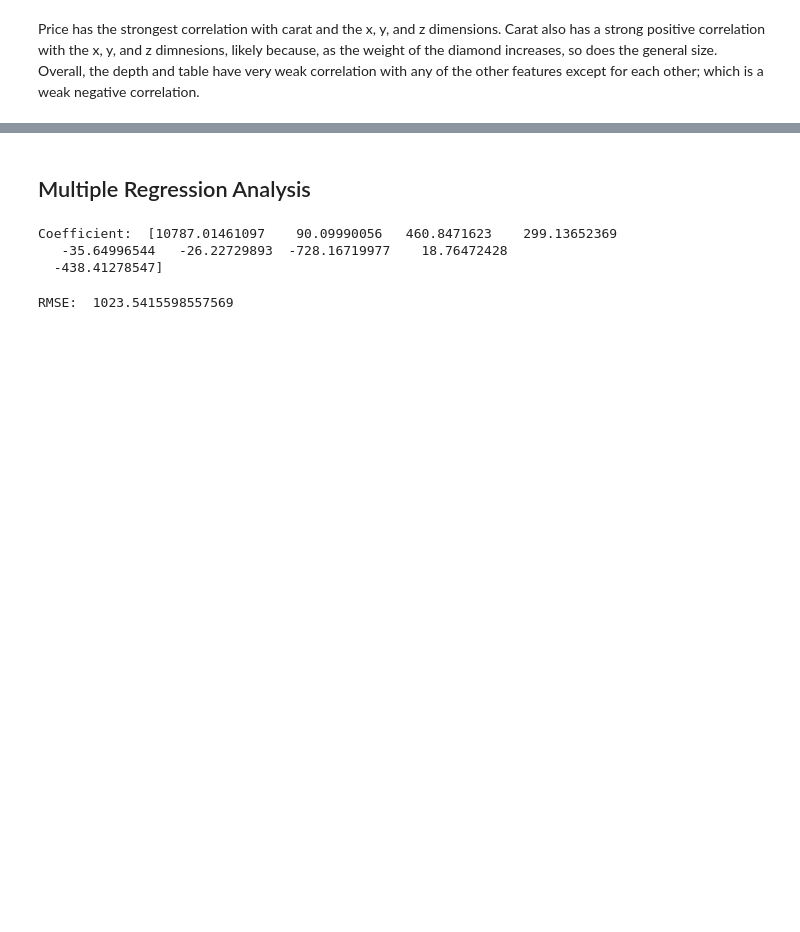
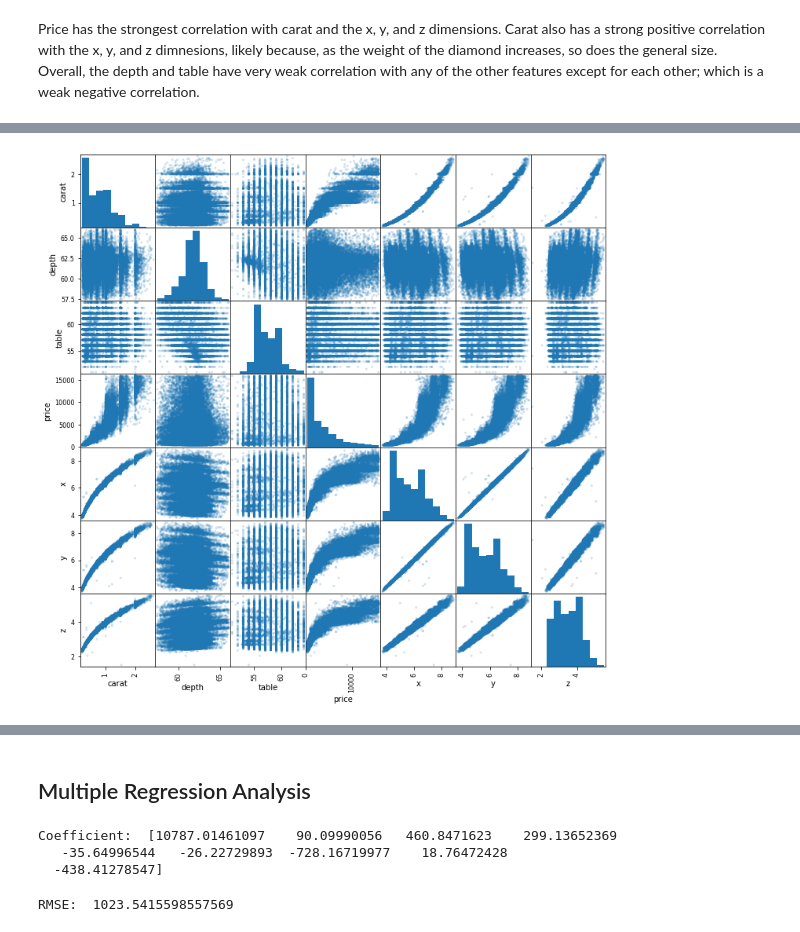
Before and after one commit to Jbglet29/AIT580_T7_Final_Project, a Jupyter notebook: AIT580_T7_GCT_Final_Project.ipynb, the cells around one changed output, grey strips where cells are left out. Saved outputs shown, nothing was run; the diff lists cells and outputs as text; code cells hidden in the pictures; blank space fills up the shorter version.

```diff
--- a/AIT580_T7_GCT_Final_Project.ipynb
+++ b/AIT580_T7_GCT_Final_Project.ipynb
@@ -227,0 +226,5 @@ data.describe()
+# %%
+# Draw a scatter matrix for the data
+axes = scatter_matrix(data, alpha=0.2, figsize = (12, 12))
+# %% [output]
+[figure, added]
```
Also changed, not shown: parts of 21 cells of this notebook.
